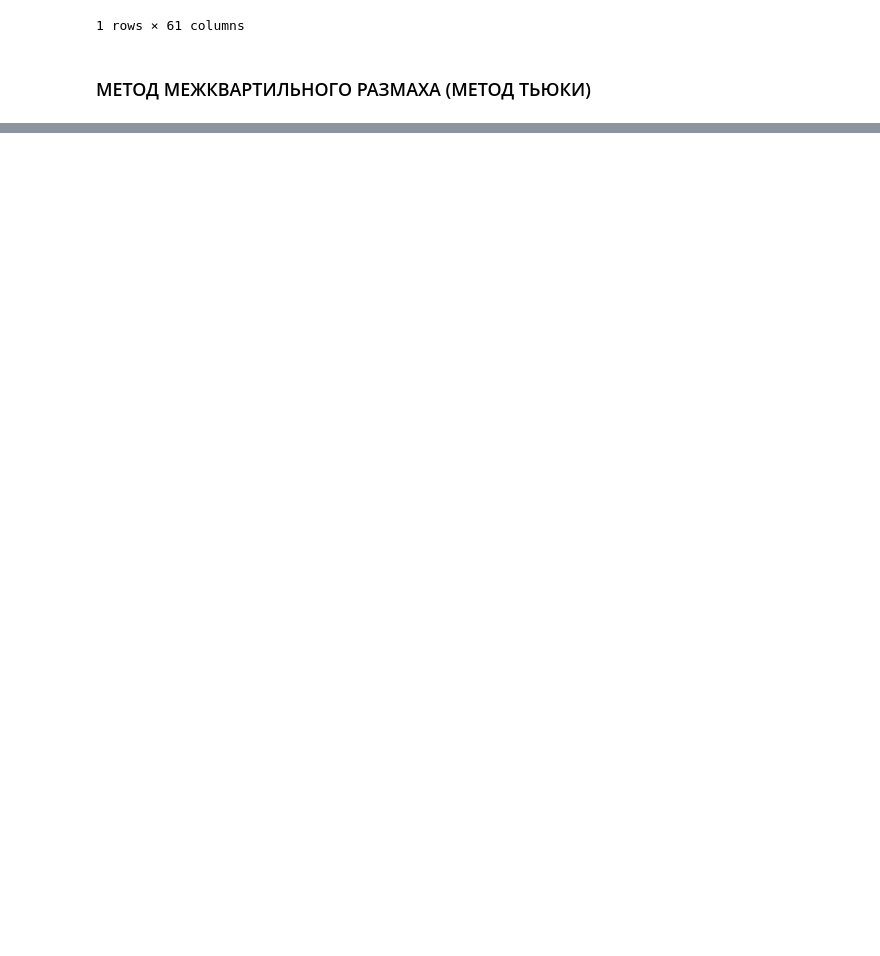
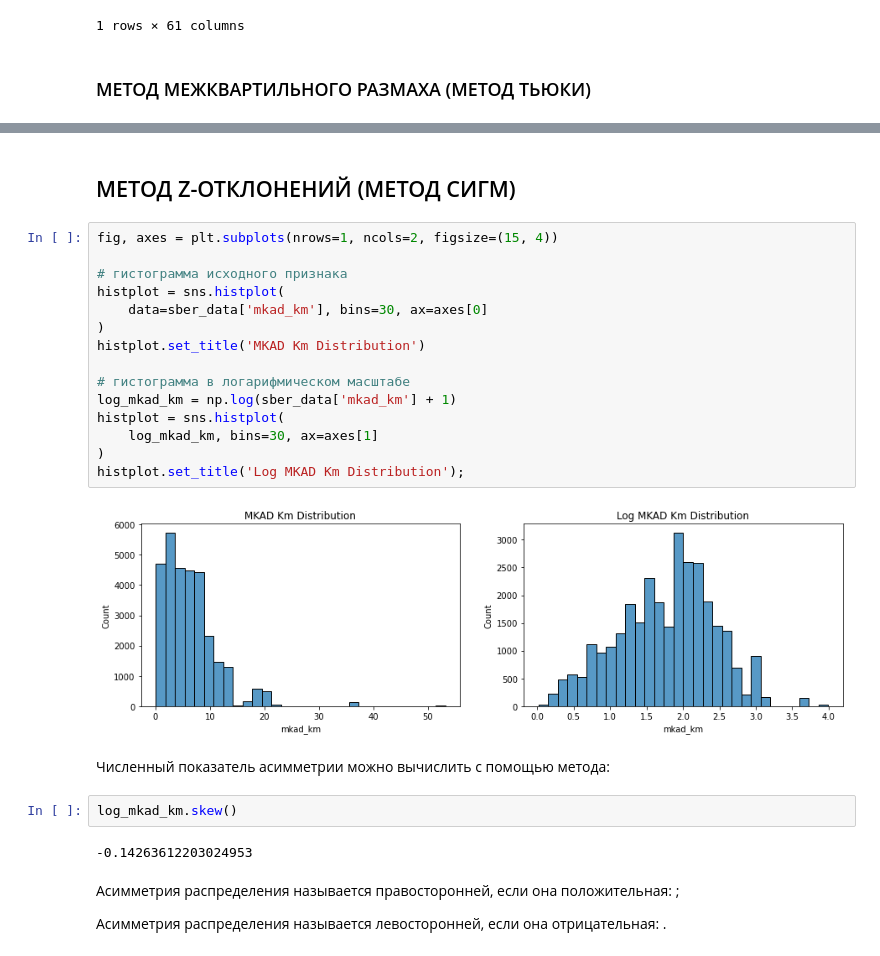
Before and after one commit to AndreiDS63/sf_data_science, a Jupyter notebook: practice/Python-14 Cleaning/sber.ipynb, the cells around one changed output, grey strips where cells are left out. Cells and saved outputs as stored; diff of their text form; blank space fills up the shorter version.

```diff
--- a/practice/Python-14 Cleaning/sber.ipynb
+++ b/practice/Python-14 Cleaning/sber.ipynb
@@ -398,0 +445,31 @@ boxplot = sns.boxplot(
+# %% [markdown]
+## МЕТОД Z-ОТКЛОНЕНИЙ (МЕТОД СИГМ)
+# %%
+fig, axes = plt.subplots(nrows=1, ncols=2, figsize=(15, 4))
+
+# гистограмма исходного признака
+histplot = sns.histplot(
+    data=sber_data['mkad_km'], bins=30, ax=axes[0]
+)
+histplot.set_title('MKAD Km Distribution')
+
+# гистограмма в логарифмическом масштабе
+log_mkad_km = np.log(sber_data['mkad_km'] + 1)
+histplot = sns.histplot(
+    log_mkad_km, bins=30, ax=axes[1]
+)
+histplot.set_title('Log MKAD Km Distribution');
+# %% [output]
+[figure, added]
+# %% [markdown]
+Численный показатель асимметрии можно вычислить с помощью метода:
+# %%
+log_mkad_km.skew()
+# %% [output]
+-0.14263612203024953
+# %% [markdown]
+Асимметрия распределения называется правосторонней, если она положительная:
+;
+
+Асимметрия распределения называется левосторонней, если она отрицательная:
+.
```
Also changed, not shown: parts of 21 cells of this notebook.
